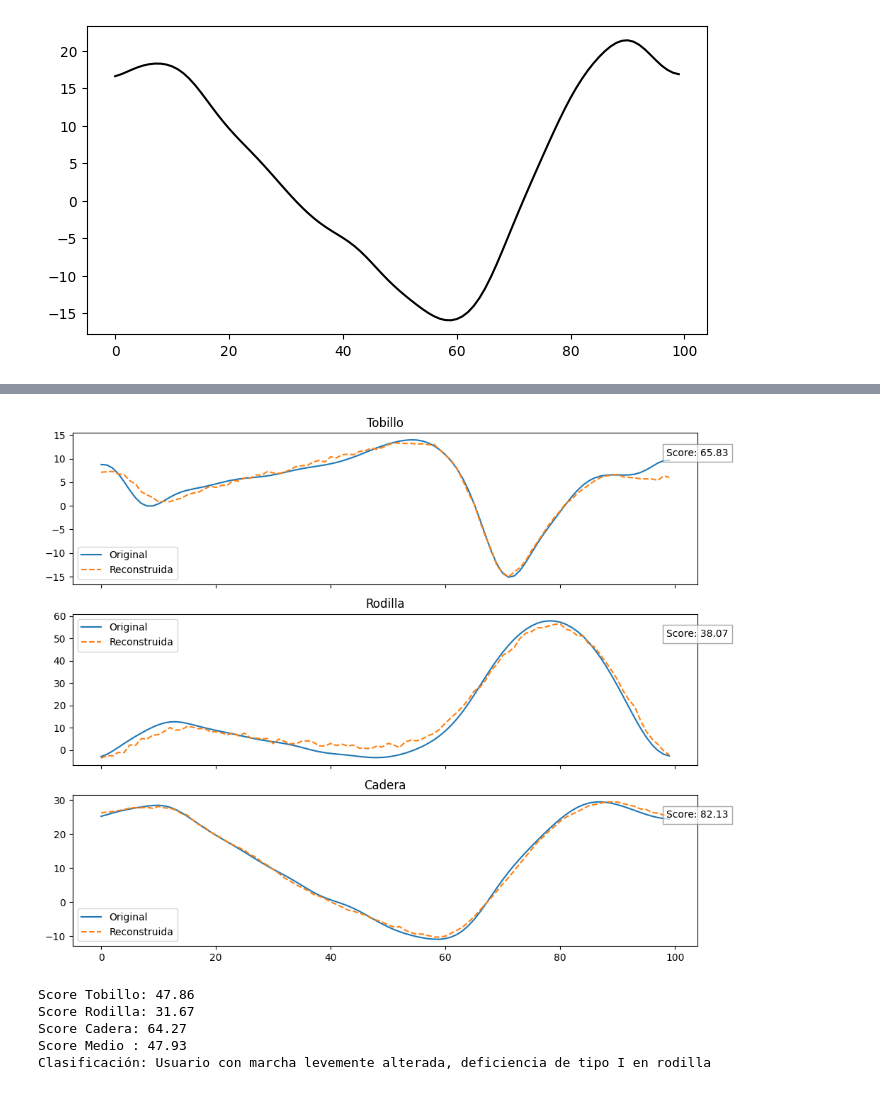
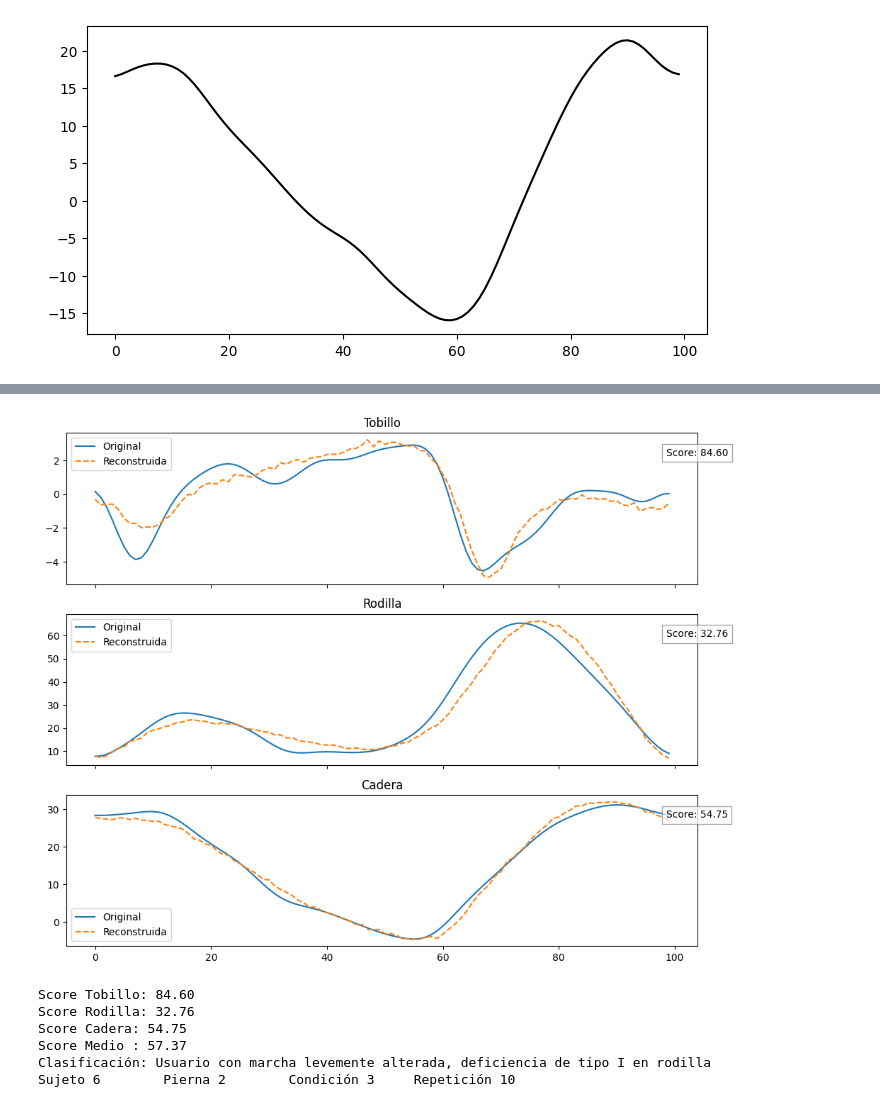
Before and after one commit to hugodidi/imocap, a Jupyter notebook: ibioprocessing/GaitAnalysisIA.ipynb, the cells around one changed output, grey strips where cells are left out. Saved outputs shown, nothing was run; the diff lists cells and outputs as text; code cells hidden in the pictures.

```diff
--- a/ibioprocessing/GaitAnalysisIA.ipynb
+++ b/ibioprocessing/GaitAnalysisIA.ipynb
@@ -19,7 +19,7 @@ joint_map = {1: 'ankle', 2: 'knee', 3: 'hip'}
 data_by_joint = {}
 scalers = {}
 holdout_by_joint = {}
-holdout_subjects =  [10] # sujetos excluidos del entrenamiento
+holdout_subjects =  [9] # sujetos excluidos del entrenamiento
 
 for joint_id, joint_name in joint_map.items():
     df_joint_all = df[(df['joint'] == joint_id) & (df['condition'] == 1)]  # solo marcha normal
@@ -118,11 +118,11 @@ Err hip {'min': 0.10341547895656272, 'max': 1.3094126841475067, 'mean': 0.423795
 # %%
 # === Paso 4: Evaluar señal con score normalizado ===
 import random
-subject_id = 10 #random.randint(1, 10) # selección de sujeto
+subject_id = random.randint(6,6) # selección de sujeto
 df_test = pd.read_csv(filePath)
-leg_id = 1 # selección de pierna
-condition_id = 3 # selección de condición
-replication_id = 2 # selección de repetición
+leg_id = random.randint(2,2) # selección de pierna
+condition_id = random.randint(3,3) # selección de condición
+replication_id = 10 #random.randint(2,2) # selección de repetición
 joint_scores = {}
 
 scores = []
@@ -151,34 +151,34 @@ for joint_id, joint_name in joint_map.items():
     log_error = np.log1p(error)
     log_err_min = np.log1p(err_min)
     log_err_max = np.log1p(6*err_max)
 
     score = 100 * (1 - (log_error - log_err_min) / (log_err_max - log_err_min))
     score = np.clip(score, 0, 100)
 
     scores.append(score)
     joint_scores[joint_name] = score
     scoreStrings.append(f"Score: {score:.2f}")
 
 # === Gráfica ===
 fig, axs = plt.subplots(3, 1, figsize=(10, 8), sharex=True)
 titles = ['Tobillo', 'Rodilla', 'Cadera']
 
 for i in range(3):
     axs[i].plot(originalSignals[i], label='Original')
     axs[i].plot(reconSignals[i], label='Reconstruida', linestyle='--')
     axs[i].set_title(titles[i])
     axs[i].legend()
     axs[i].text(0.95, 0.9,
                 scoreStrings[i],
                 transform=axs[i].transAxes,
                 ha='left', va='top',
                 fontsize=10,
                 bbox=dict(facecolor='white', alpha=0.7, edgecolor='gray'))
 
 plt.tight_layout()
 plt.show()
 # %% [output]
-[figure, old version]
+[figure, new version]
 # %%
 # === Paso 5: Sistema de clasificación simple ===
 
@@ -192,32 +192,34 @@ print(f"Score Rodilla: {ScoreK:.2f}")
 print(f"Score Cadera: {ScoreH:.2f}")
 print(f"Score Medio : {meanScore:.2f}")
 
-if meanScore >= 90:
+if meanScore >= 75:
     classification = "Usuario con marcha normativa"
-elif meanScore >= 65:
+elif meanScore >= 50:
     classification = "Usuario con marcha pseudo-normativa"
-elif meanScore >= 30:
+elif meanScore >= 25:
     classification = "Usuario con marcha levemente alterada"
 else:
     classification = "Usuario con marcha severamente alterada"
 
 type = ''
 affected = []
-if ScoreA <= 40:
+if ScoreA < 40:
     type += 'I'
     affected.append('tobillo')
-if ScoreK <= 40:
+if ScoreK < 40:
     type += 'I'
     affected.append('rodilla')
-if ScoreH <= 40:
+if ScoreH < 40:
     type += 'I'
     affected.append('cadera')
 
 classification += f", deficiencia de tipo {type} en {', '.join(affected)}" if type else ''
 print("Clasificación:", classification)
+print('Sujeto', subject_id, '\tPierna', leg_id, '\tCondición', condition_id, '\tRepetición', replication_id)
 # %% [output]
-Score Tobillo: 47.86
-Score Rodilla: 31.67
-Score Cadera: 64.27
-Score Medio : 47.93
+Score Tobillo: 84.60
+Score Rodilla: 32.76
+Score Cadera: 54.75
+Score Medio : 57.37
 Clasificación: Usuario con marcha levemente alterada, deficiencia de tipo I en rodilla
+Sujeto 6        Pierna 2        Condición 3     Repetición 10
```
Also changed, not shown: parts of 1 cell of this notebook.
